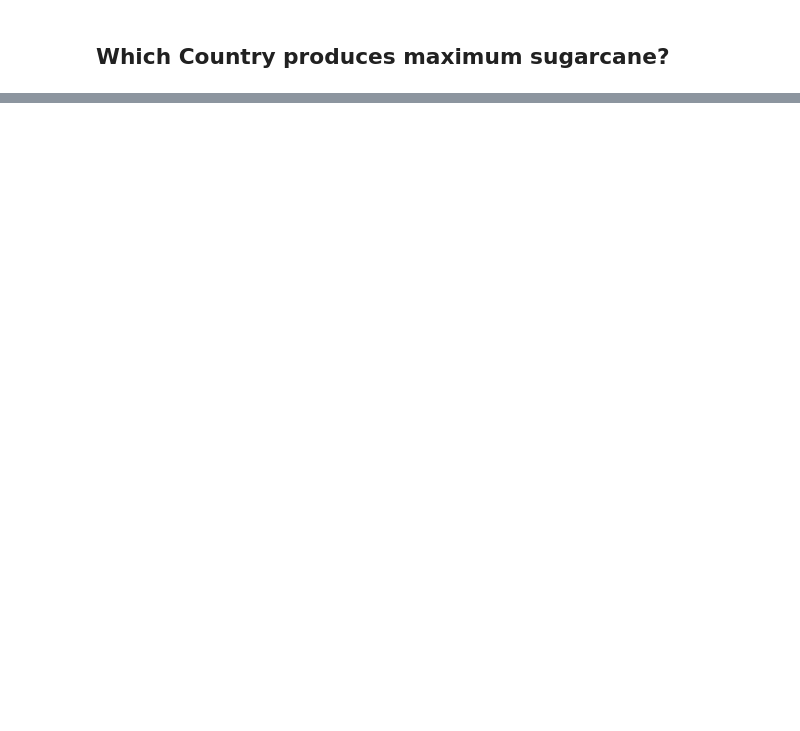
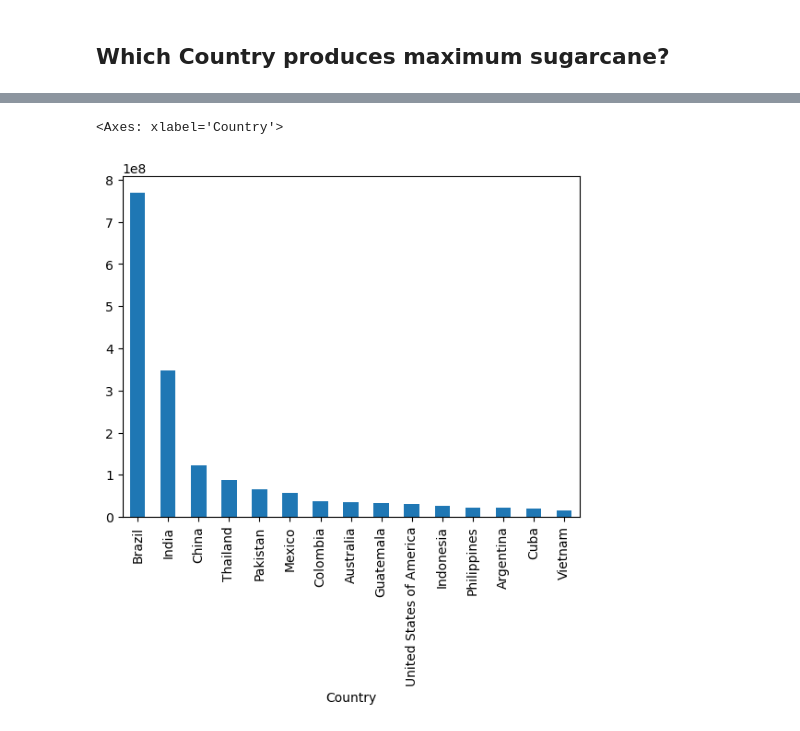
Before and after one commit to vishwajeet02/Projects, a Jupyter notebook: EDA/SugarCane_Production_Project/File_EDA1.ipynb, the cells around one changed output, grey strips where cells are left out. Saved outputs shown, nothing was run; the diff lists cells and outputs as text; code cells hidden in the pictures; blank space fills up the shorter version.

```diff
--- a/EDA/SugarCane_Production_Project/File_EDA1.ipynb
+++ b/EDA/SugarCane_Production_Project/File_EDA1.ipynb
@@ -260,0 +304,5 @@ df.head()
+# %%
+df_new["Production(Tons)"].head(15).plot(kind="bar")
+# %% [output]
+<Axes: xlabel='Country'>
+[figure, added]
```
Also changed, not shown: parts of 18 cells of this notebook.
